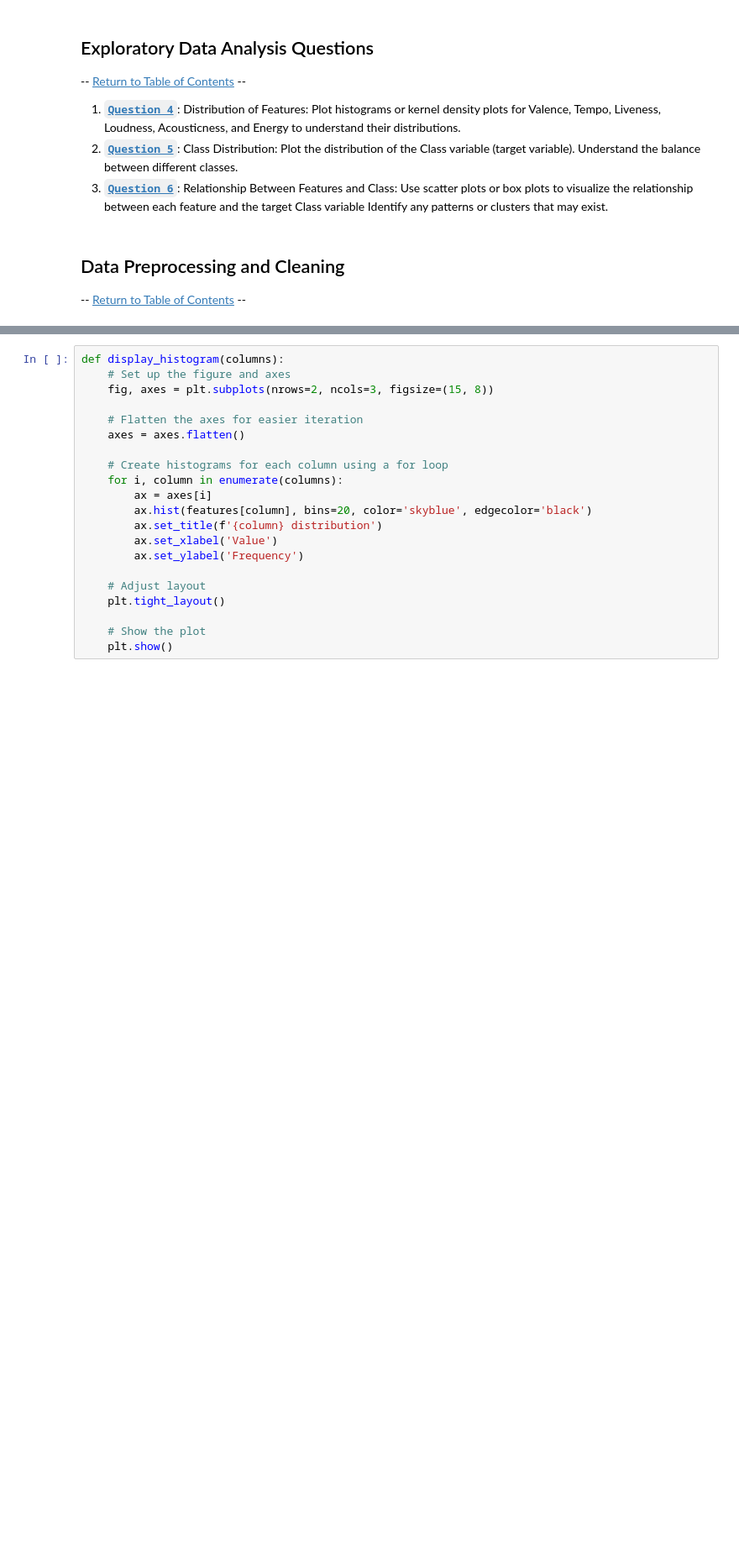
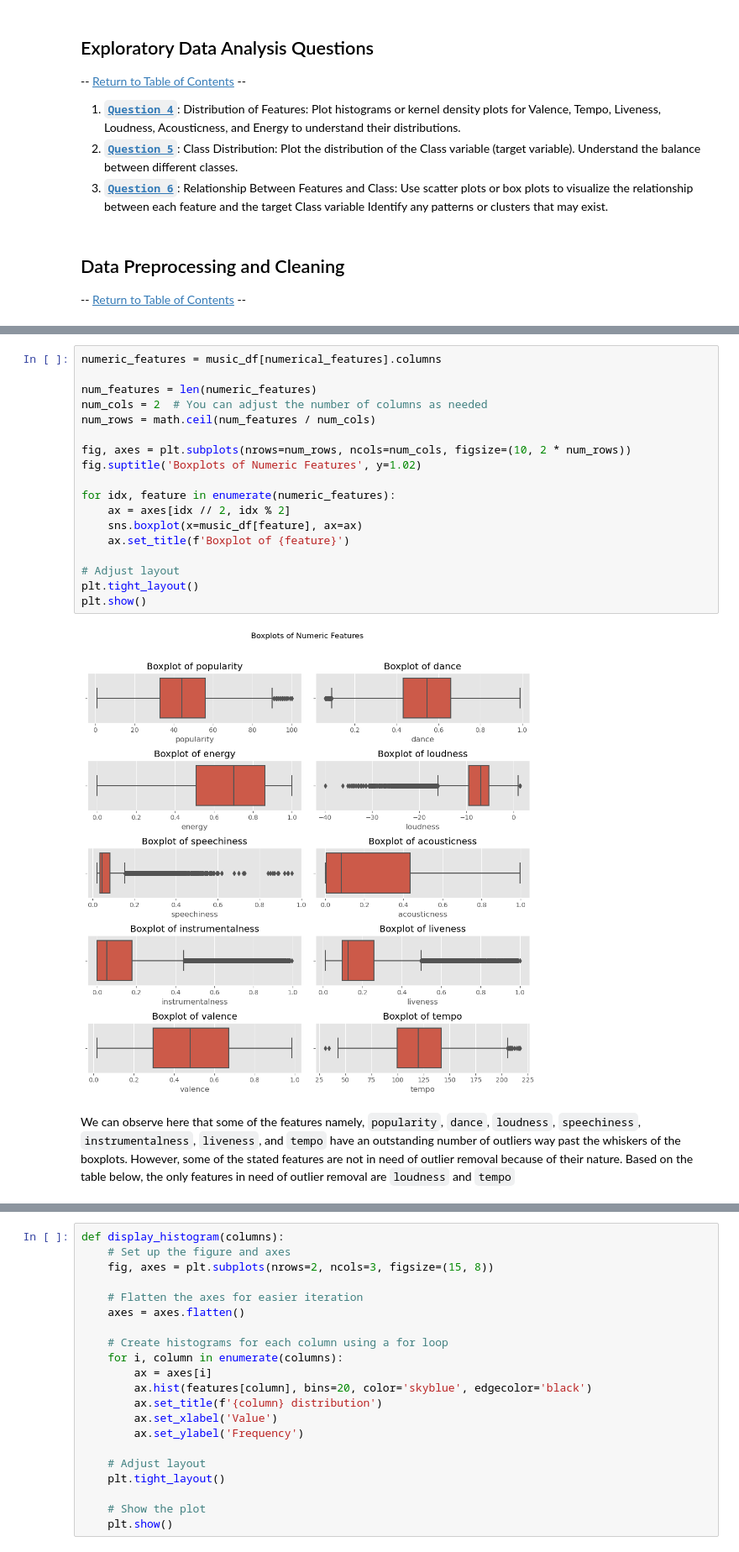
Before and after one commit to lowrainxx/STINTSY-MP, a Jupyter notebook: flexbomb - cymon.ipynb, the cells around one changed output, grey strips where cells are left out. Shown at 84% size. Cells and saved outputs as stored; diff of their text form; blank space fills up the shorter version.

Commit message:
revised removal of outliers

```diff
--- a/flexbomb - cymon.ipynb
+++ b/flexbomb - cymon.ipynb
@@ -156,0 +338,22 @@ To do this, get the features Valence, Tempo, Liveness, Loudness, Acousticness, a
+# %%
+numeric_features = music_df[numerical_features].columns
+
+num_features = len(numeric_features)
+num_cols = 2  # You can adjust the number of columns as needed
+num_rows = math.ceil(num_features / num_cols)
+
+fig, axes = plt.subplots(nrows=num_rows, ncols=num_cols, figsize=(10, 2 * num_rows))
+fig.suptitle('Boxplots of Numeric Features', y=1.02)
+
+for idx, feature in enumerate(numeric_features):
+    ax = axes[idx // 2, idx % 2]
+    sns.boxplot(x=music_df[feature], ax=ax)
+    ax.set_title(f'Boxplot of {feature}')
+
+# Adjust layout
+plt.tight_layout()
+plt.show()
+# %% [output]
+[figure, added]
+# %% [markdown]
+We can observe here that some of the features namely, `popularity`, `dance`, `loudness`, `speechiness`, `instrumentalness`, `liveness`, and `tempo` have an outstanding number of outliers way past the whiskers of the boxplots. However, some of the stated features are not in need of outlier removal because of their nature. Based on the table below, the only features in need of outlier removal are `loudness` and `tempo`
```
Also changed, not shown: parts of 35 cells of this notebook.
